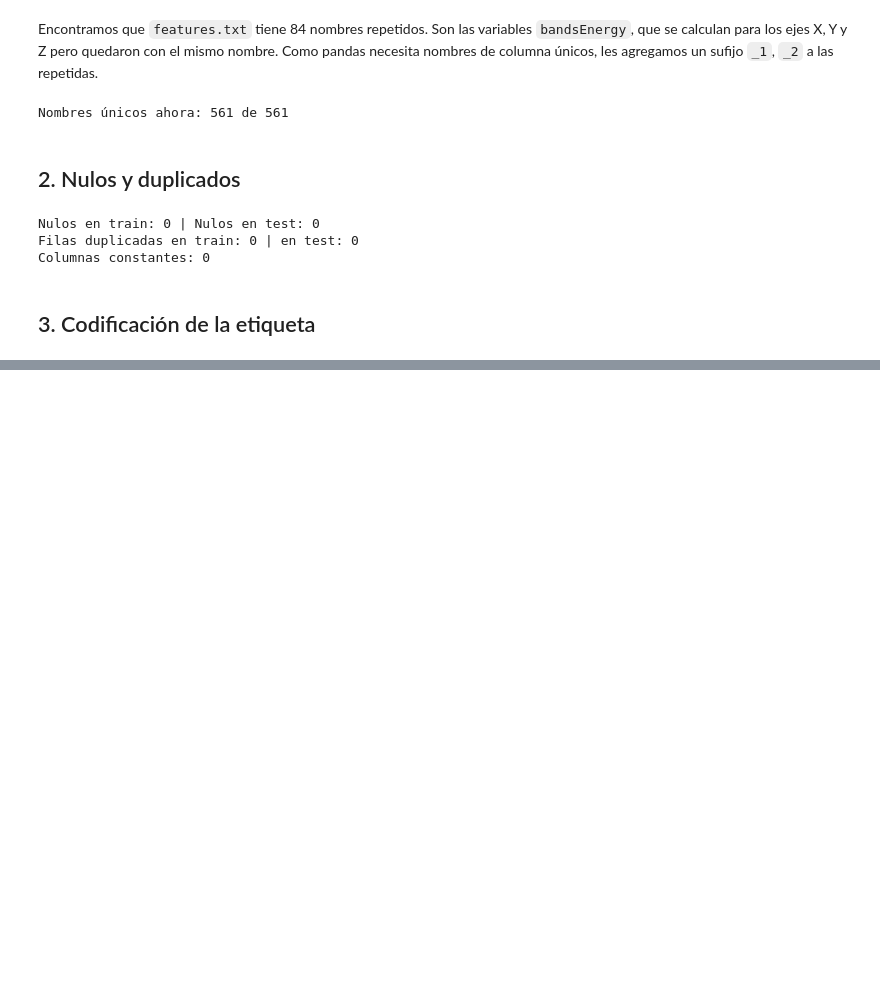
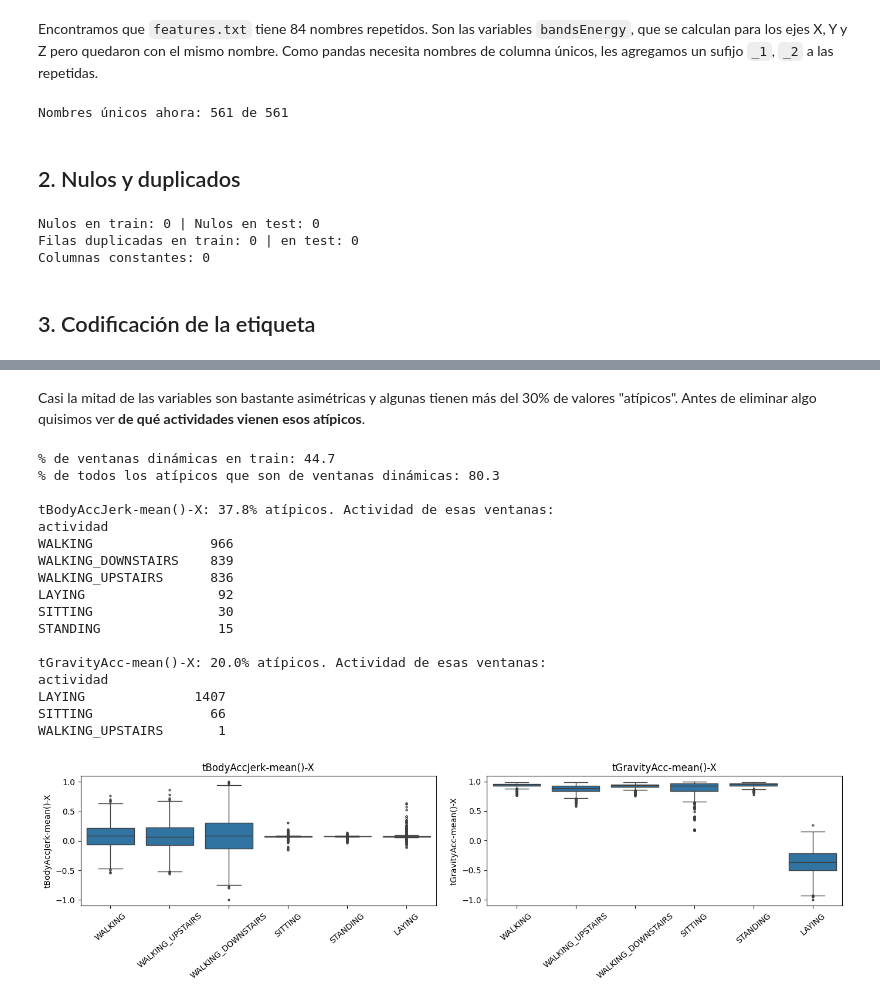
Before and after one commit to TiagoV69/analisis-datos-grupo7, a Jupyter notebook: evaluacion 4/notebooks/02_preprocesamiento.ipynb, the cells around one changed output, grey strips where cells are left out. Cells and saved outputs as stored; diff of their text form; code cells hidden in the pictures; blank space fills up the shorter version.

Commit message:
Label coding and review of outliers.

```diff
--- a/evaluacion 4/notebooks/02_preprocesamiento.ipynb
+++ b/evaluacion 4/notebooks/02_preprocesamiento.ipynb
@@ -72,0 +131,40 @@ Columnas constantes: 0
+# %% [markdown]
+Casi la mitad de las variables son bastante asimétricas y algunas tienen más del 30% de valores "atípicos". Antes de eliminar algo quisimos ver **de qué actividades vienen esos atípicos**.
+# %%
+total_atipicos = es_atipico.values.sum()
+atipicos_dinamica = es_atipico[info_train["grupo"] == "dinamica"].values.sum()
+print("% de ventanas dinámicas en train:", round((info_train["grupo"] == "dinamica").mean() * 100, 1))
+print("% de todos los atípicos que son de ventanas dinámicas:", round(atipicos_dinamica / total_atipicos * 100, 1))
+
+ejemplos = ["tBodyAccJerk-mean()-X", "tGravityAcc-mean()-X"]
+for v in ejemplos:
+    print(f"\n{v}: {es_atipico[v].mean()*100:.1f}% atípicos. Actividad de esas ventanas:")
+    print(info_train.loc[es_atipico[v], "actividad"].value_counts().to_string())
+
+fig, axes = plt.subplots(1, 2, figsize=(14, 4))
+for ax, v in zip(axes, ejemplos):
+    sns.boxplot(x=info_train["actividad"], y=X_train[v], order=labels.tolist(), ax=ax, fliersize=2)
+    ax.set_title(v)
+    ax.set_xlabel("")
+    ax.tick_params(axis="x", rotation=40)
+plt.tight_layout()
+plt.show()
+# %% [output]
+% de ventanas dinámicas en train: 44.7
+% de todos los atípicos que son de ventanas dinámicas: 80.3
+
+tBodyAccJerk-mean()-X: 37.8% atípicos. Actividad de esas ventanas:
+actividad
+WALKING               966
+WALKING_DOWNSTAIRS    839
+WALKING_UPSTAIRS      836
+LAYING                 92
+SITTING                30
+STANDING               15
+
+tGravityAcc-mean()-X: 20.0% atípicos. Actividad de esas ventanas:
+actividad
+LAYING              1407
+SITTING               66
+WALKING_UPSTAIRS       1
+[figure, added]
```
Also changed, not shown: parts of 3 cells of this notebook.
